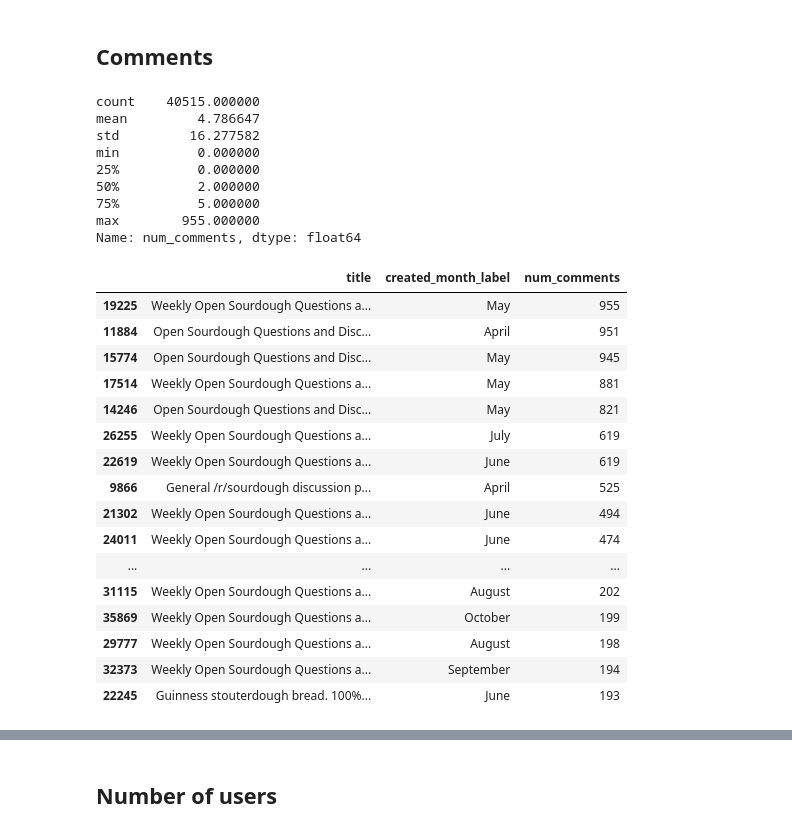
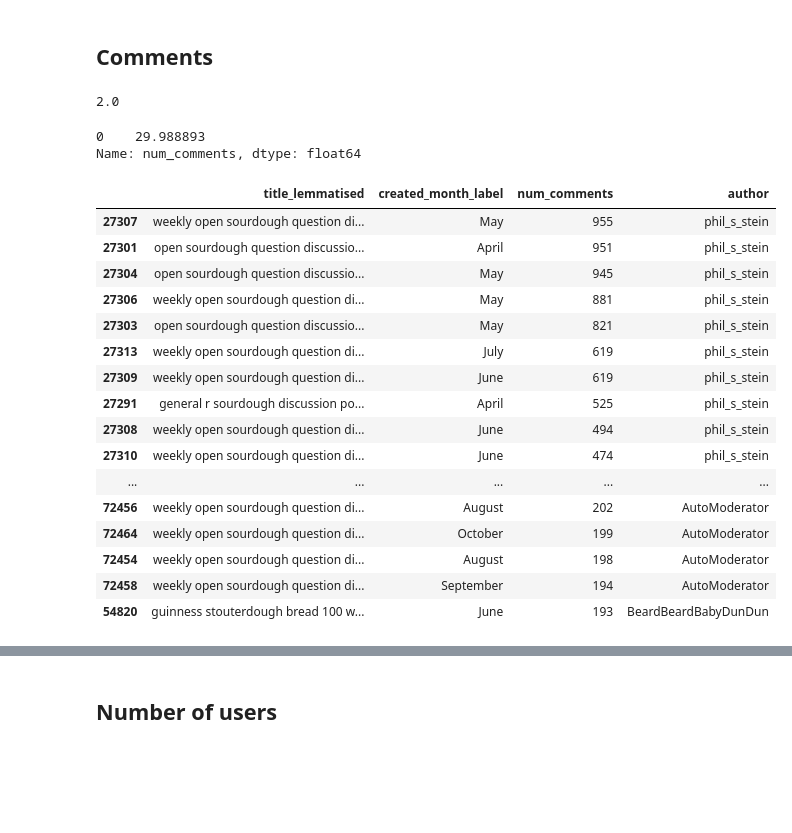
Before and after one commit to Lisa-Ho/breadit, a Jupyter notebook: notebooks/lockdown-baking-part-2-data-cleaning-classification.ipynb, the cells around one changed output, grey strips where cells are left out. Cells and saved outputs as stored; diff of their text form; code cells hidden in the pictures; blank space fills up the shorter version.

```diff
--- a/notebooks/lockdown-baking-part-2-data-cleaning-classification.ipynb
+++ b/notebooks/lockdown-baking-part-2-data-cleaning-classification.ipynb
@@ -253,5 +260,10 @@ df.head()
 # %%
 #load scraped datafiles
 df.to_csv(".\\data\processed\df-for-analysis_2021-02-14.csv")
+# %%
+## load processed data file
+df = pd.read_csv(".\\data\processed\df-for-analysis_2021-02-14.csv")
+# %%
+df["title_lemmatised"] = df["title_lemmatised"].astype(str)
 # %% [markdown]
 # Analysis
@@ -433,41 +421,40 @@ df.groupby("created_month")["id"].count().plot(kind='line', figsize=(12,4))
 # %% [markdown]
 ## Comments
 # %%
-df["num_comments"].describe()
+df["num_comments"].median()
 # %% [output]
-count    40515.000000
-mean         4.786647
-std         16.277582
-min          0.000000
-25%          0.000000
-50%          2.000000
-75%          5.000000
-max        955.000000
-Name: num_comments, dtype: float64
+2.0
+# %%
+# number of posts with no comments
+
+df.loc[df["num_comments"]==0]["num_comments"].value_counts() / len(df) *100
+# %% [output]
+0    29.988893
+Name: num_comments, dtype: float64
 # %%
 #look at posts with highest number of comments
-comments = df[["title", "created_month_label", "num_comments"]].sort_values(by="num_comments", ascending=False).head(30)
+comments = df[["title_lemmatised", "created_month_label", "num_comments", "author"]].sort_values(by="num_comments", ascending=False).head(30)
 
 #save output
 comments.to_csv(".//data/charts/top30-posts-by-comments.csv", index=False)
 
 #display
 comments
 # %% [output]
-|  | title | created_month_label | num_comments |
-| 19225 | Weekly Open Sourdough Questions a... | May | 955 |
-| 11884 | Open Sourdough Questions and Disc... | April | 951 |
-| 15774 | Open Sourdough Questions and Disc... | May | 945 |
-| 17514 | Weekly Open Sourdough Questions a... | May | 881 |
-| 14246 | Open Sourdough Questions and Disc... | May | 821 |
-| 26255 | Weekly Open Sourdough Questions a... | July | 619 |
-| 22619 | Weekly Open Sourdough Questions a... | June | 619 |
-| 9866 | General /r/sourdough discussion p... | April | 525 |
-| 21302 | Weekly Open Sourdough Questions a... | June | 494 |
-| 24011 | Weekly Open Sourdough Questions a... | June | 474 |
-| ... | ... | ... | ... |
-| 31115 | Weekly Open Sourdough Questions a... | August | 202 |
-| 35869 | Weekly Open Sourdough Questions a... | October | 199 |
-| 29777 | Weekly Open Sourdough Questions a... | August | 198 |
-| 32373 | Weekly Open Sourdough Questions a... | September | 194 |
-| 22245 | Guinness stouterdough bread. 100%... | June | 193 |
+|  | title_lemmatised | created_month_label | num_comments | author |
+| 27307 | weekly open sourdough question di... | May | 955 | phil_s_stein |
+| 27301 | open sourdough question discussio... | April | 951 | phil_s_stein |
+| 27304 | open sourdough question discussio... | May | 945 | phil_s_stein |
+| 27306 | weekly open sourdough question di... | May | 881 | phil_s_stein |
+| 27303 | open sourdough question discussio... | May | 821 | phil_s_stein |
+| 27313 | weekly open sourdough question di... | July | 619 | phil_s_stein |
+| 27309 | weekly open sourdough question di... | June | 619 | phil_s_stein |
+| 27291 | general r sourdough discussion po... | April | 525 | phil_s_stein |
+| 27308 | weekly open sourdough question di... | June | 494 | phil_s_stein |
+| 27310 | weekly open sourdough question di... | June | 474 | phil_s_stein |
+| ... | ... | ... | ... | ... |
+| 72456 | weekly open sourdough question di... | August | 202 | AutoModerator |
+| 72464 | weekly open sourdough question di... | October | 199 | AutoModerator |
+| 72454 | weekly open sourdough question di... | August | 198 | AutoModerator |
+| 72458 | weekly open sourdough question di... | September | 194 | AutoModerator |
+| 54820 | guinness stouterdough bread 100 w... | June | 193 | BeardBeardBabyDunDun |
```
Also changed, not shown: parts of 38 cells of this notebook.
